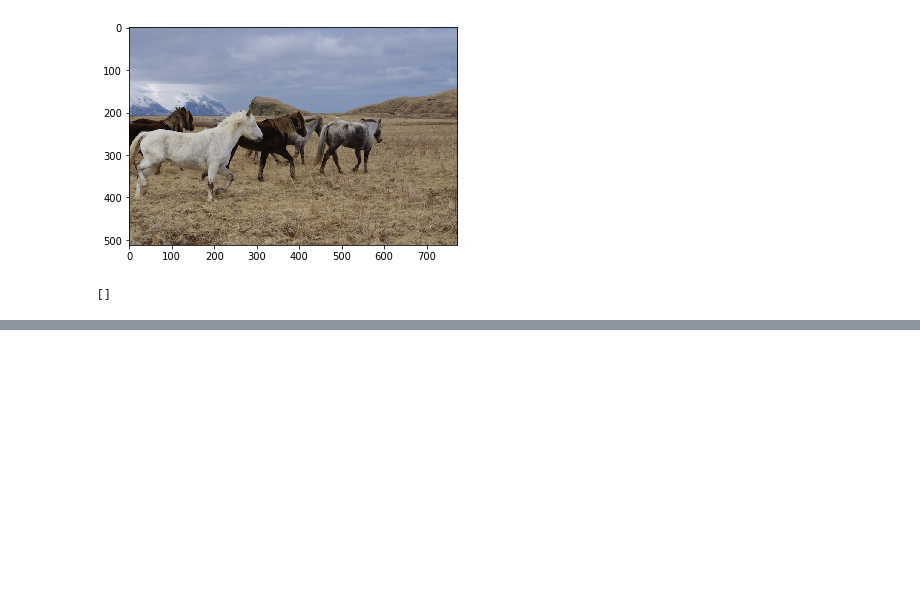
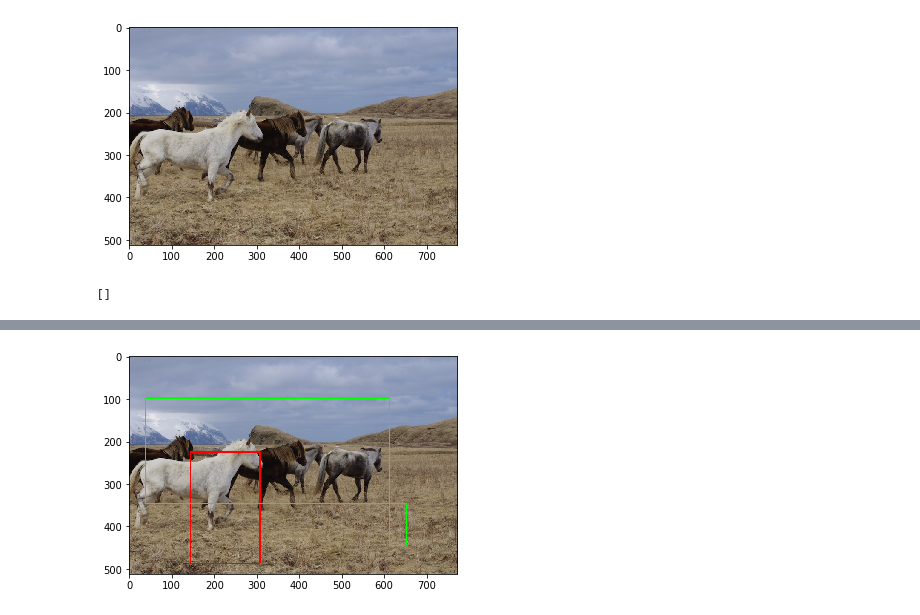
Before and after one commit to vinicius-pirees/people-detection-compare, a Jupyter notebook: people_detection/Darknet_test.ipynb, the cells around one changed output, grey strips where cells are left out. Drawn from its saved outputs; the diff is of its cells as text; code cells hidden in the pictures; blank space fills up the shorter version.

```diff
--- a/people_detection/Darknet_test.ipynb
+++ b/people_detection/Darknet_test.ipynb
@@ -99,0 +148,5 @@ boxes
+# %%
+plt.imshow(cv2.cvtColor(img_array, cv2.COLOR_BGR2RGB))
+plt.show()
+# %% [output]
+[figure, added]
```
Also changed, not shown: parts of 10 cells of this notebook, 4 other files.
